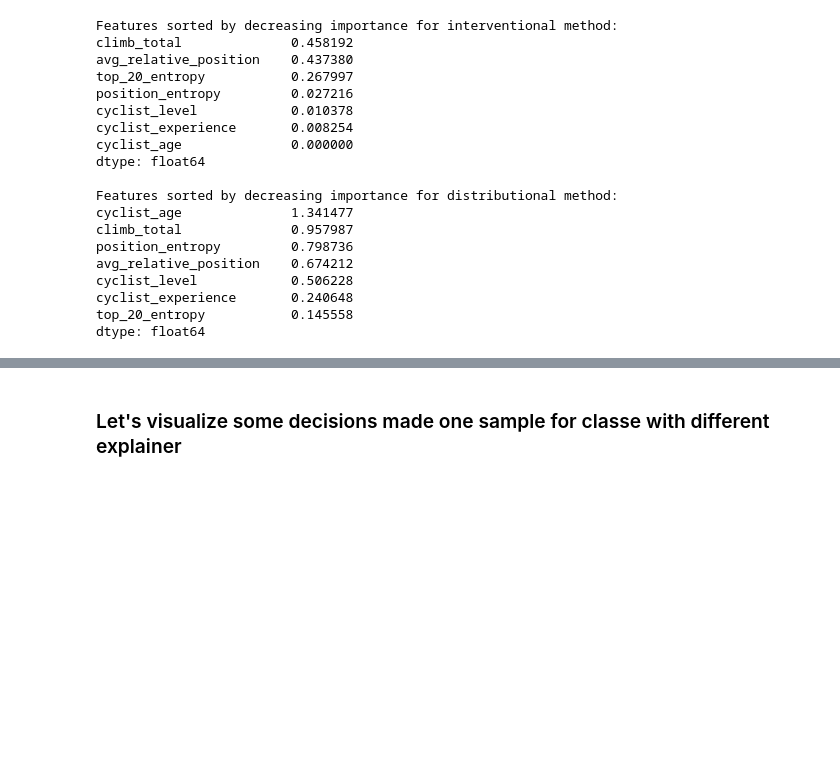
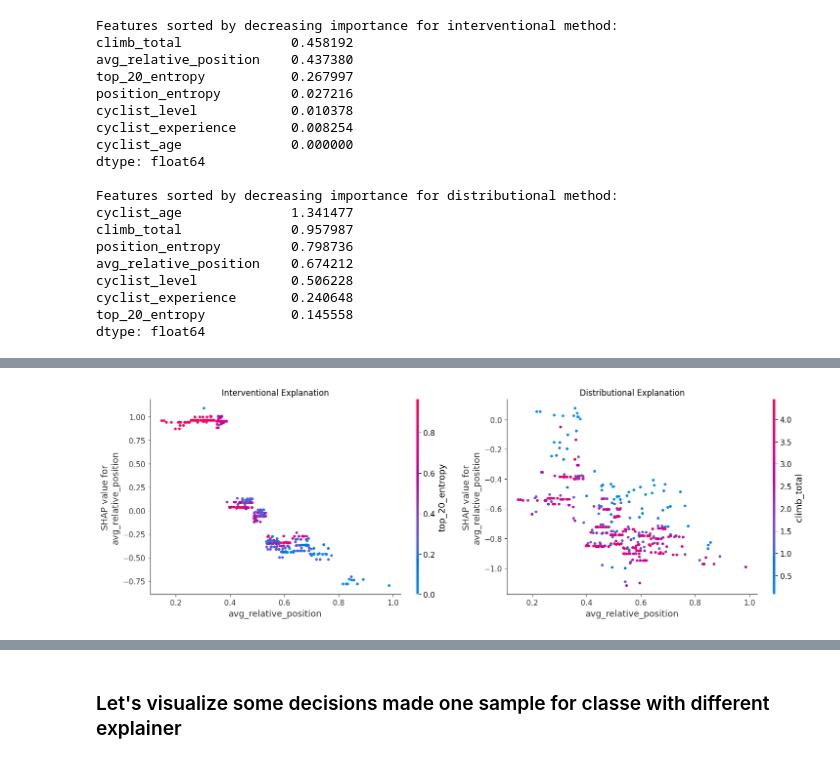
Before and after one commit to effepielle/dm_project24_group_0, a Jupyter notebook: TASK_5/xai.ipynb, the cells around one changed output, grey strips where cells are left out. Drawn from its saved outputs; the diff is of its cells as text; code cells hidden in the pictures; blank space fills up the shorter version.

```diff
--- a/TASK_5/xai.ipynb
+++ b/TASK_5/xai.ipynb
@@ -216,0 +215,13 @@ shap.dependence_plot("avg_relative_position", explanations["shap_distributional"
+# %%
+fig, ax = plt.subplots(1, 2, figsize=(15, 5))
+
+shap.dependence_plot("avg_relative_position", explanations["shap_interventional"], test_data, ax=ax[0], show=False)
+ax[0].set_title('Interventional Explanation')
+
+shap.dependence_plot("avg_relative_position", explanations["shap_distributional"], test_data, ax=ax[1], show=False)
+ax[1].set_title('Distributional Explanation')
+
+plt.tight_layout()
+plt.show()
+# %% [output]
+[figure, added]
```
Also changed, not shown: parts of 34 cells of this notebook, 3 other files.
